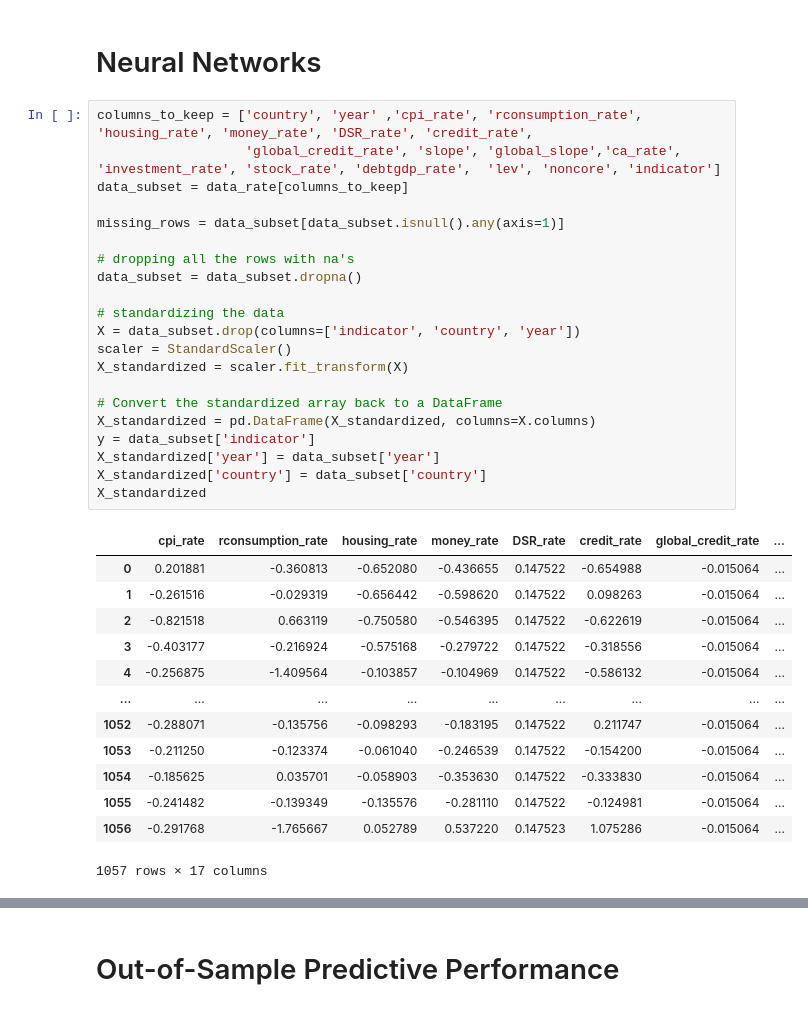
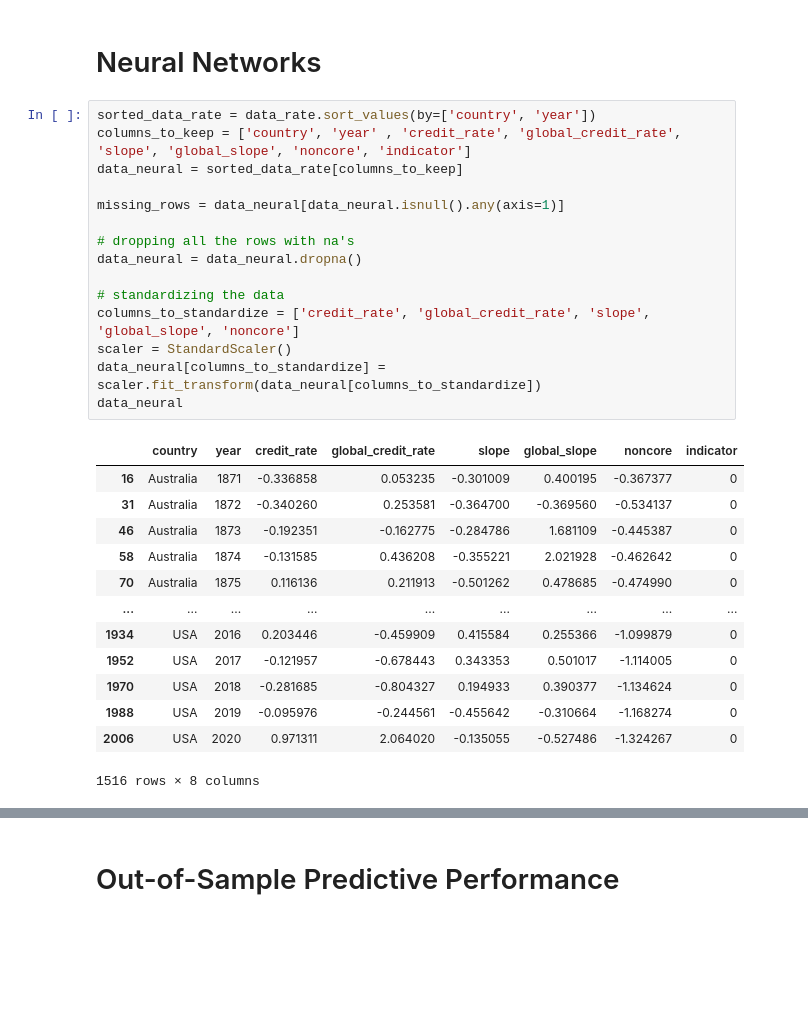
Before and after one commit to stenberg13/financial_crisis_prediction, a Jupyter notebook: Big_Data_Project_NEW.ipynb, the cells around one changed output, grey strips where cells are left out. Drawn from its saved outputs; the diff is of its cells as text; blank space fills up the shorter version.

```diff
--- a/Big_Data_Project_NEW.ipynb
+++ b/Big_Data_Project_NEW.ipynb
@@ -469,37 +470,31 @@ The most important features for the Random Forest model include the global and d
 # %% [markdown]
 # Neural Networks
 # %%
-columns_to_keep = ['country', 'year' ,'cpi_rate', 'rconsumption_rate', 'housing_rate', 'money_rate', 'DSR_rate', 'credit_rate',
-                   'global_credit_rate', 'slope', 'global_slope','ca_rate', 'investment_rate', 'stock_rate', 'debtgdp_rate',  'lev', 'noncore', 'indicator']
-data_subset = data_rate[columns_to_keep]
+sorted_data_rate = data_rate.sort_values(by=['country', 'year'])
+columns_to_keep = ['country', 'year' , 'credit_rate', 'global_credit_rate', 'slope', 'global_slope', 'noncore', 'indicator']
+data_neural = sorted_data_rate[columns_to_keep]
 
-missing_rows = data_subset[data_subset.isnull().any(axis=1)]
+missing_rows = data_neural[data_neural.isnull().any(axis=1)]
 
 # dropping all the rows with na's
-data_subset = data_subset.dropna()
+data_neural = data_neural.dropna()
 
 # standardizing the data
-X = data_subset.drop(columns=['indicator', 'country', 'year'])
+columns_to_standardize = ['credit_rate', 'global_credit_rate', 'slope', 'global_slope', 'noncore']
 scaler = StandardScaler()
-X_standardized = scaler.fit_transform(X)
-
-# Convert the standardized array back to a DataFrame
-X_standardized = pd.DataFrame(X_standardized, columns=X.columns)
-y = data_subset['indicator']
-X_standardized['year'] = data_subset['year']
-X_standardized['country'] = data_subset['country']
-X_standardized
+data_neural[columns_to_standardize] = scaler.fit_transform(data_neural[columns_to_standardize])
+data_neural
 # %% [output]
-|  | cpi_rate | rconsumption_rate | housing_rate | money_rate | DSR_rate | credit_rate | global_credit_rate | ... |
-| 0 | 0.201881 | -0.360813 | -0.652080 | -0.436655 | 0.147522 | -0.654988 | -0.015064 | ... |
-| 1 | -0.261516 | -0.029319 | -0.656442 | -0.598620 | 0.147522 | 0.098263 | -0.015064 | ... |
-| 2 | -0.821518 | 0.663119 | -0.750580 | -0.546395 | 0.147522 | -0.622619 | -0.015064 | ... |
-| 3 | -0.403177 | -0.216924 | -0.575168 | -0.279722 | 0.147522 | -0.318556 | -0.015064 | ... |
-| 4 | -0.256875 | -1.409564 | -0.103857 | -0.104969 | 0.147522 | -0.586132 | -0.015064 | ... |
+|  | country | year | credit_rate | global_credit_rate | slope | global_slope | noncore | indicator |
+| 16 | Australia | 1871 | -0.336858 | 0.053235 | -0.301009 | 0.400195 | -0.367377 | 0 |
+| 31 | Australia | 1872 | -0.340260 | 0.253581 | -0.364700 | -0.369560 | -0.534137 | 0 |
+| 46 | Australia | 1873 | -0.192351 | -0.162775 | -0.284786 | 1.681109 | -0.445387 | 0 |
+| 58 | Australia | 1874 | -0.131585 | 0.436208 | -0.355221 | 2.021928 | -0.462642 | 0 |
+| 70 | Australia | 1875 | 0.116136 | 0.211913 | -0.501262 | 0.478685 | -0.474990 | 0 |
 | ... | ... | ... | ... | ... | ... | ... | ... | ... |
-| 1052 | -0.288071 | -0.135756 | -0.098293 | -0.183195 | 0.147522 | 0.211747 | -0.015064 | ... |
-| 1053 | -0.211250 | -0.123374 | -0.061040 | -0.246539 | 0.147522 | -0.154200 | -0.015064 | ... |
-| 1054 | -0.185625 | 0.035701 | -0.058903 | -0.353630 | 0.147522 | -0.333830 | -0.015064 | ... |
-| 1055 | -0.241482 | -0.139349 | -0.135576 | -0.281110 | 0.147522 | -0.124981 | -0.015064 | ... |
-| 1056 | -0.291768 | -1.765667 | 0.052789 | 0.537220 | 0.147523 | 1.075286 | -0.015064 | ... |
+| 1934 | USA | 2016 | 0.203446 | -0.459909 | 0.415584 | 0.255366 | -1.099879 | 0 |
+| 1952 | USA | 2017 | -0.121957 | -0.678443 | 0.343353 | 0.501017 | -1.114005 | 0 |
+| 1970 | USA | 2018 | -0.281685 | -0.804327 | 0.194933 | 0.390377 | -1.134624 | 0 |
+| 1988 | USA | 2019 | -0.095976 | -0.244561 | -0.455642 | -0.310664 | -1.168274 | 0 |
+| 2006 | USA | 2020 | 0.971311 | 2.064020 | -0.135055 | -0.527486 | -1.324267 | 0 |
-1057 rows × 17 columns
+1516 rows × 8 columns
```
Also changed, not shown: parts of 29 cells of this notebook.
